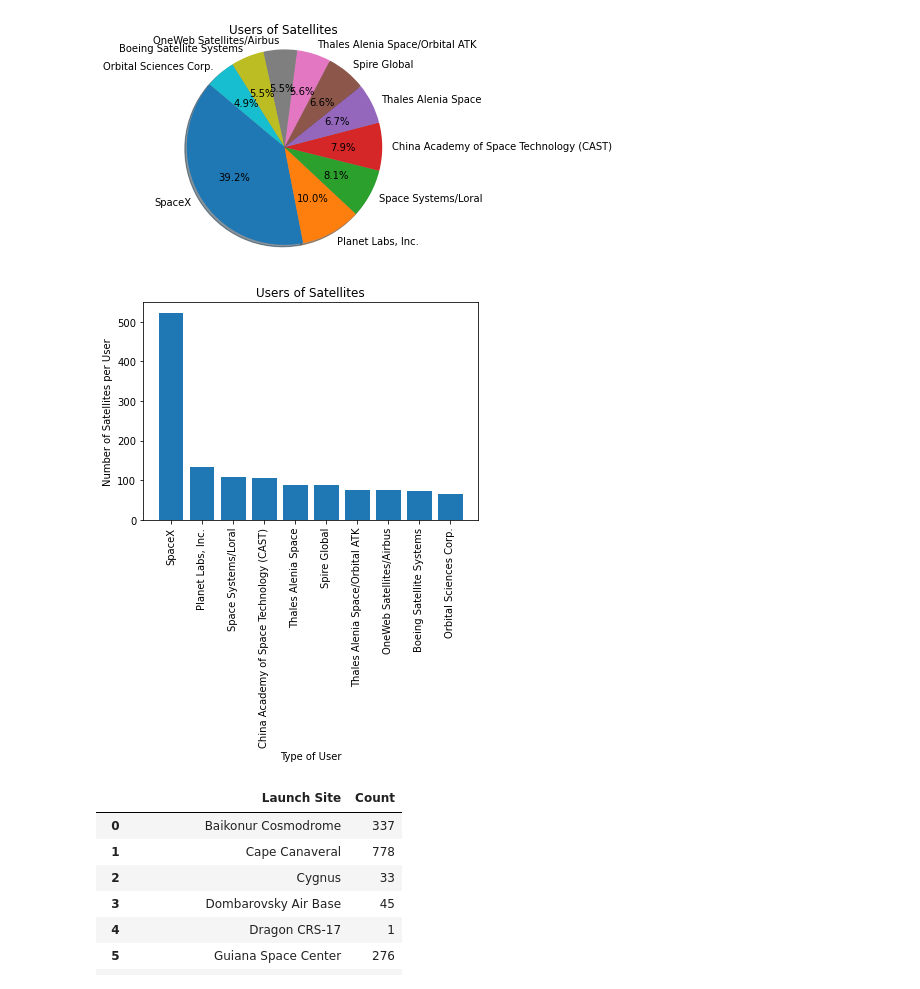
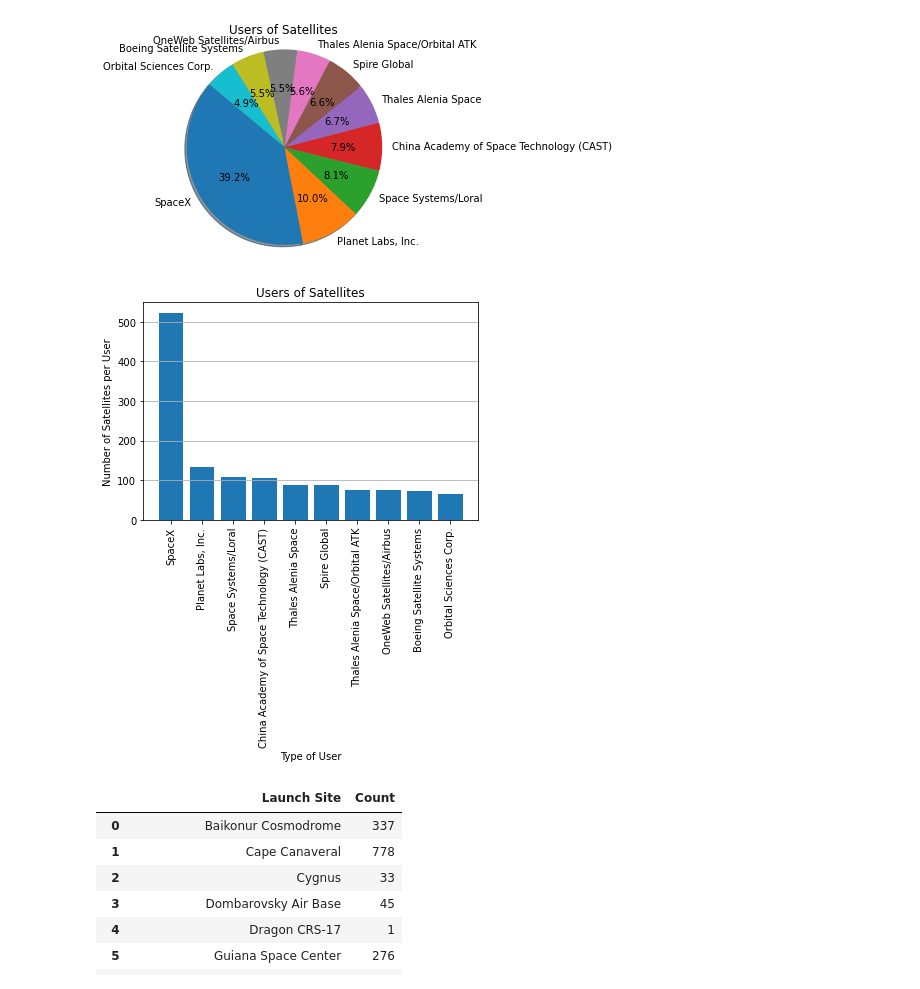
Before and after one commit to jdmerryman88/Worldwide_Satellite_Analysis, a Jupyter notebook: worldwideJustin.ipynb, the cells around one changed output. Saved outputs shown, nothing was run; the diff lists cells and outputs as text; code cells hidden in the pictures.

```diff
--- a/worldwideJustin.ipynb
+++ b/worldwideJustin.ipynb
@@ -287,18 +287,18 @@ plt.show()
 # %%
 labels = sorted_contractors_df['Contractor'].head(10)
 sizes = sorted_contractors_df['Count'].head(10)
 plt.bar(labels, sizes)
 
 plt.title("Users of Satellites")
 plt.xlabel("Type of User")
 plt.ylabel("Number of Satellites per User")
 plt.xticks(rotation=90)
-
+plt.grid(axis='y')
 
 plt.savefig("Images/Launches_Top_10_Contractors_Bar.png")
 plt.show()
 # %% [output]
-[figure, old version]
+[figure, new version]
 # %%
 ### Launch Sites Starts here
 # %%
```
Also changed, not shown: parts of 8 cells of this notebook, 1 other file.
